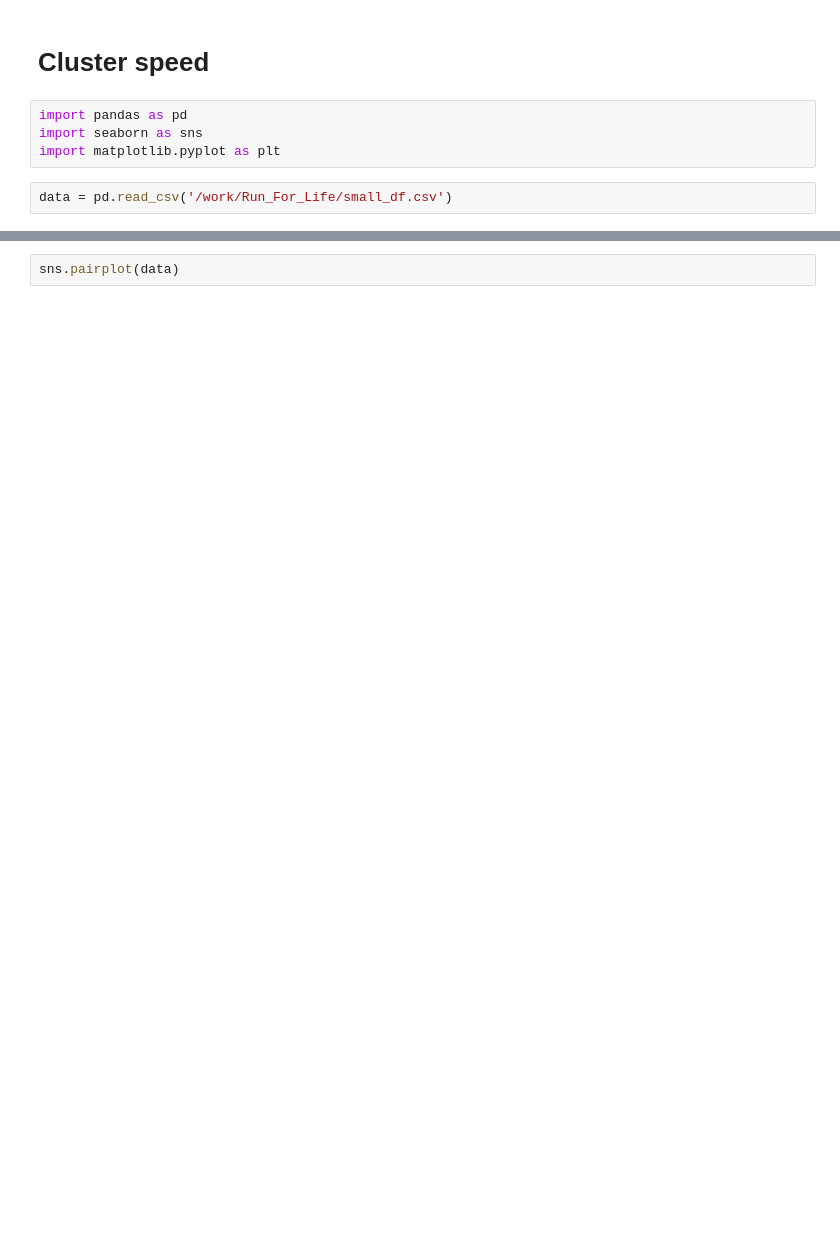
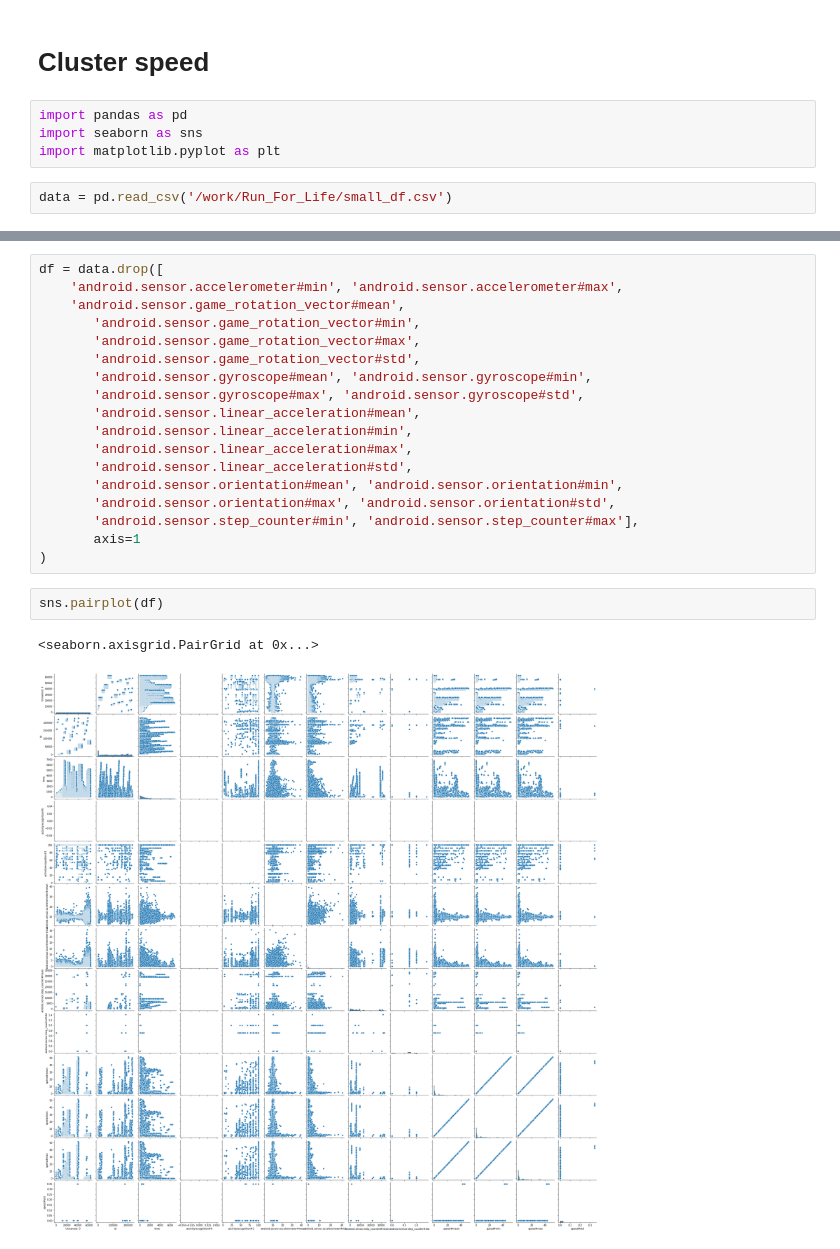
Before and after one commit to Healthy-Life-App-Strive-Build-Week2/Run_For_Life, a Jupyter notebook: Main_Data_Set.ipynb, the cells around one changed output, grey strips where cells are left out. Cells and saved outputs as stored; diff of their text form; blank space fills up the shorter version.

```diff
--- a/Main_Data_Set.ipynb
+++ b/Main_Data_Set.ipynb
@@ -9,5 +32,26 @@ data = pd.read_csv('/work/Run_For_Life/small_df.csv')
+# %%
+df = data.drop([
+    'android.sensor.accelerometer#min', 'android.sensor.accelerometer#max',
+    'android.sensor.game_rotation_vector#mean',
+       'android.sensor.game_rotation_vector#min',
+       'android.sensor.game_rotation_vector#max',
+       'android.sensor.game_rotation_vector#std',
+       'android.sensor.gyroscope#mean', 'android.sensor.gyroscope#min',
+       'android.sensor.gyroscope#max', 'android.sensor.gyroscope#std',
+       'android.sensor.linear_acceleration#mean',
+       'android.sensor.linear_acceleration#min',
+       'android.sensor.linear_acceleration#max',
+       'android.sensor.linear_acceleration#std',
+       'android.sensor.orientation#mean', 'android.sensor.orientation#min',
+       'android.sensor.orientation#max', 'android.sensor.orientation#std',
+       'android.sensor.step_counter#min', 'android.sensor.step_counter#max'],
+       axis=1
+)
 # %%
-sns.pairplot(data)
+sns.pairplot(df)
+# %% [output]
+<seaborn.axisgrid.PairGrid at 0x...>
+[figure, added]
 # %% [markdown]
 <a style='text-decoration:none;line-height:16px;display:flex;color:#5B5B62;padding:10px;justify-content:end;' href='https://deepnote.com?utm_source=created-in-deepnote-cell&projectId=dd66c499-8cd9-44d2-87d5-ecc9c3ddd387' target="_blank">
 <img alt='Created in deepnote.com' style='display:inline;max-height:16px;margin:0px;margin-right:7.5px;' src='embedded-picture-1' > </img>
```
Also changed, not shown: parts of 1 cell of this notebook.
